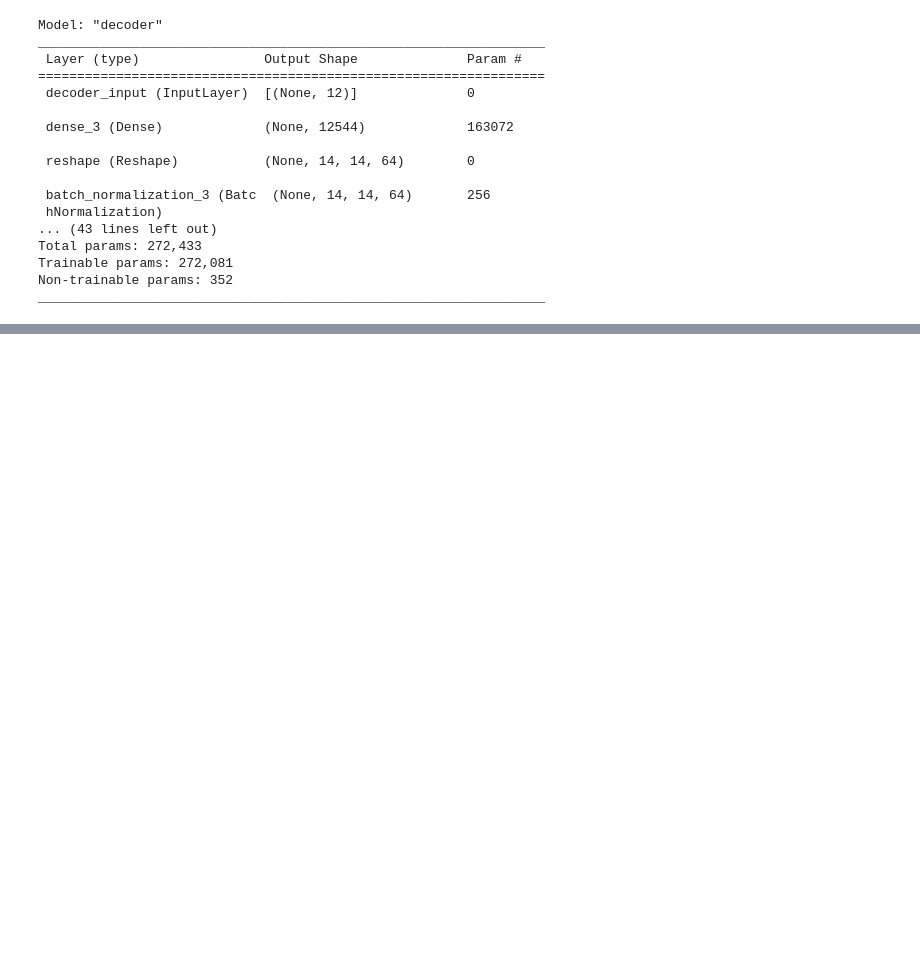
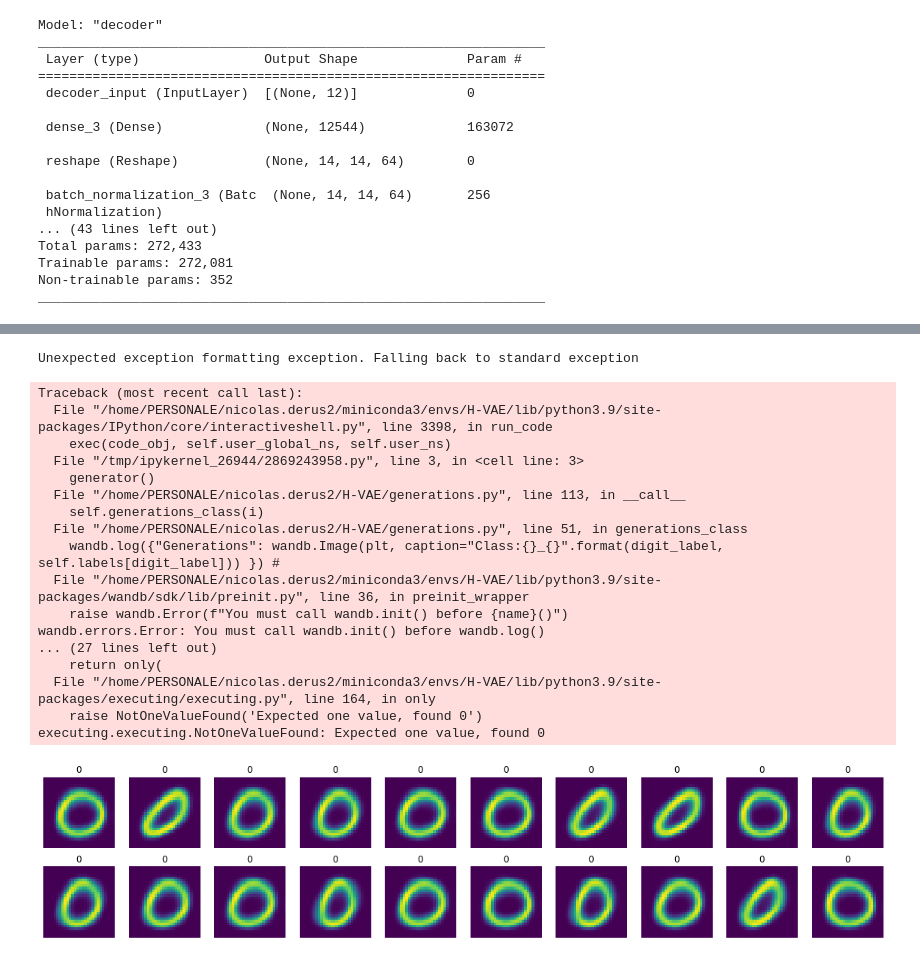
Before and after one commit to nderus/H-VAE, a Jupyter notebook: train.ipynb, the cells around one changed output, grey strips where cells are left out. Saved outputs shown, nothing was run; the diff lists cells and outputs as text; code cells hidden in the pictures; blank space fills up the shorter version.

```diff
--- a/train.ipynb
+++ b/train.ipynb
@@ -238,0 +277,24 @@ AttributeError: in user code:
+# %%
+from generations import generations2
+generator = Generations(cvae, encoded_dim, category_count, input_shape, labels, cvae2, True)
+generator()
+# %% [output]
+Unexpected exception formatting exception. Falling back to standard exception
+Traceback (most recent call last):
+  File "/home/PERSONALE/nicolas.derus2/miniconda3/envs/H-VAE/lib/python3.9/site-packages/IPython/core/interactiveshell.py", line 3398, in run_code
+    exec(code_obj, self.user_global_ns, self.user_ns)
+  File "/tmp/ipykernel_26944/2869243958.py", line 3, in <cell line: 3>
+    generator()
+  File "/home/PERSONALE/nicolas.derus2/H-VAE/generations.py", line 113, in __call__
+    self.generations_class(i)
+  File "/home/PERSONALE/nicolas.derus2/H-VAE/generations.py", line 51, in generations_class
+    wandb.log({"Generations": wandb.Image(plt, caption="Class:{}_{}".format(digit_label, self.labels[digit_label])) }) #
+  File "/home/PERSONALE/nicolas.derus2/miniconda3/envs/H-VAE/lib/python3.9/site-packages/wandb/sdk/lib/preinit.py", line 36, in preinit_wrapper
+    raise wandb.Error(f"You must call wandb.init() before {name}()")
+wandb.errors.Error: You must call wandb.init() before wandb.log()
+... (27 lines left out)
+    return only(
+  File "/home/PERSONALE/nicolas.derus2/miniconda3/envs/H-VAE/lib/python3.9/site-packages/executing/executing.py", line 164, in only
+    raise NotOneValueFound('Expected one value, found 0')
+executing.executing.NotOneValueFound: Expected one value, found 0
+[figure, added]
```
Also changed, not shown: parts of 15 cells of this notebook, 4 other files.
